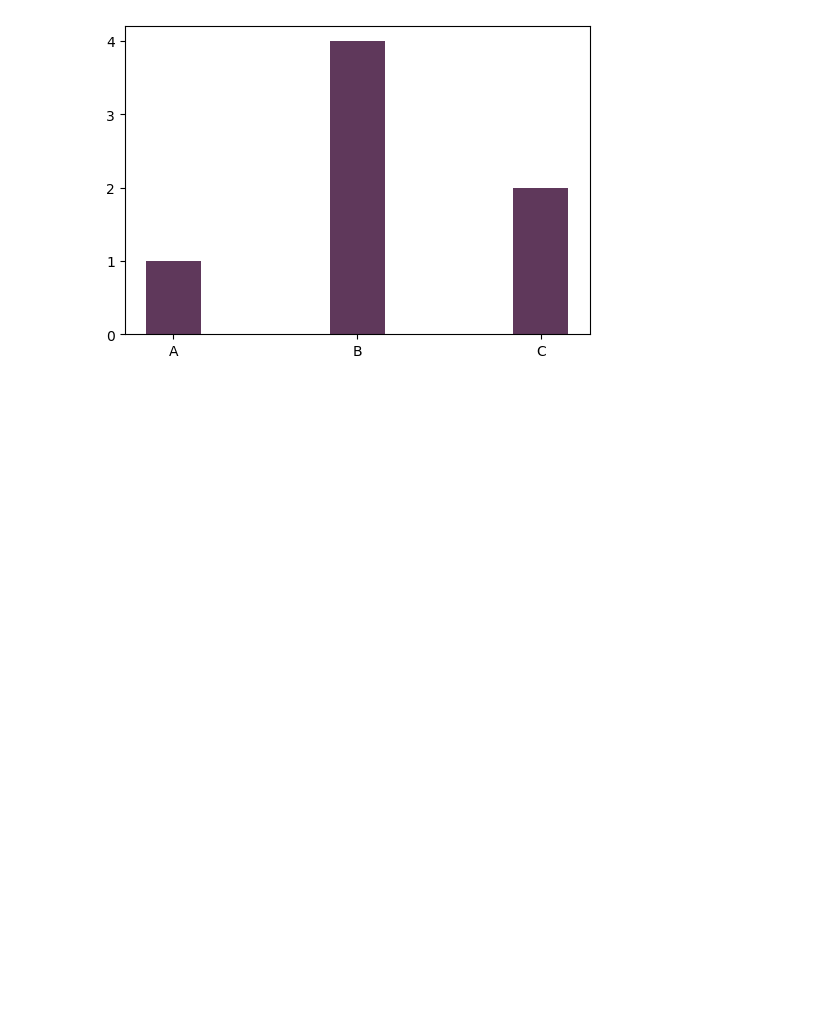
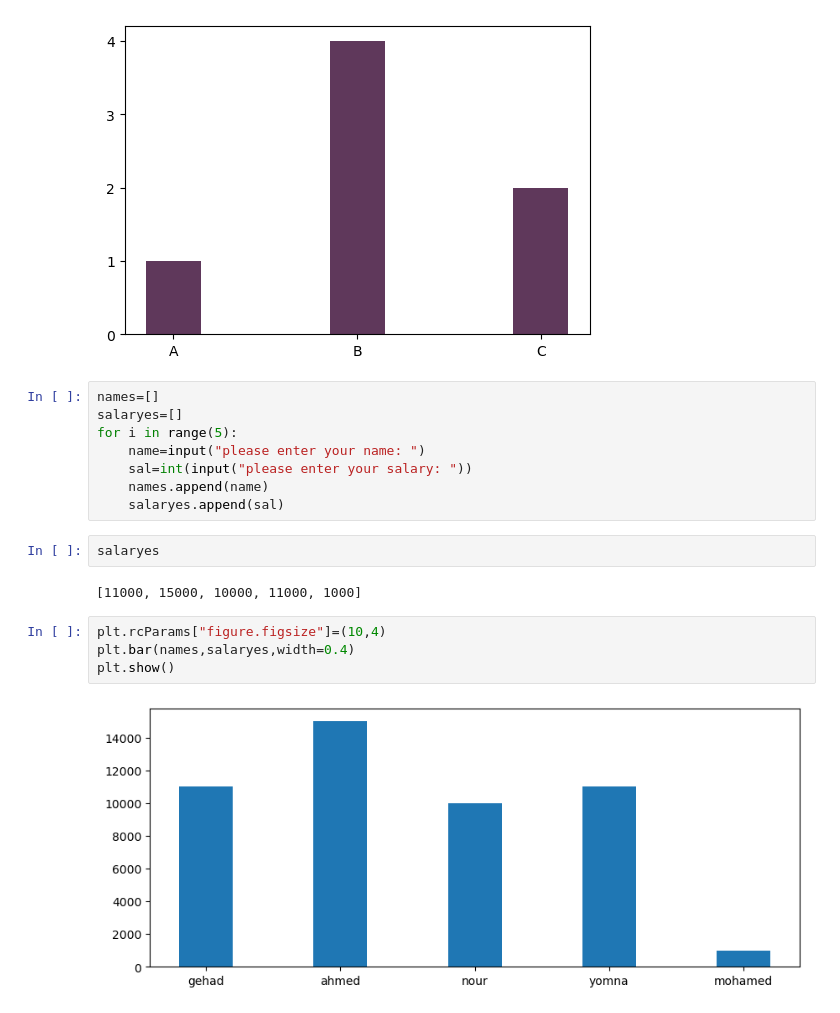
Before and after one commit to gehad-Ahmed30/Data-Analysis, a Jupyter notebook: Pandas/Visualization.ipynb, the cells around one changed output. Cells and saved outputs as stored; diff of their text form; blank space fills up the shorter version.

Commit message:
Visualization

```diff
--- a/Pandas/Visualization.ipynb
+++ b/Pandas/Visualization.ipynb
@@ -592,3 +592,21 @@ plt.yticks(np.arange(0,5,1))
 plt.show()
 # %% [output]
 [figure]
+# %%
+names=[]
+salaryes=[]
+for i in range(5):
+    name=input("please enter your name: ")
+    sal=int(input("please enter your salary: "))
+    names.append(name)
+    salaryes.append(sal)
+# %%
+salaryes
+# %% [output]
+[11000, 15000, 10000, 11000, 1000]
+# %%
+plt.rcParams["figure.figsize"]=(10,4)
+plt.bar(names,salaryes,width=0.4)
+plt.show()
+# %% [output]
+[figure, added]
```
Also changed, not shown: parts of 4 cells of this notebook.
